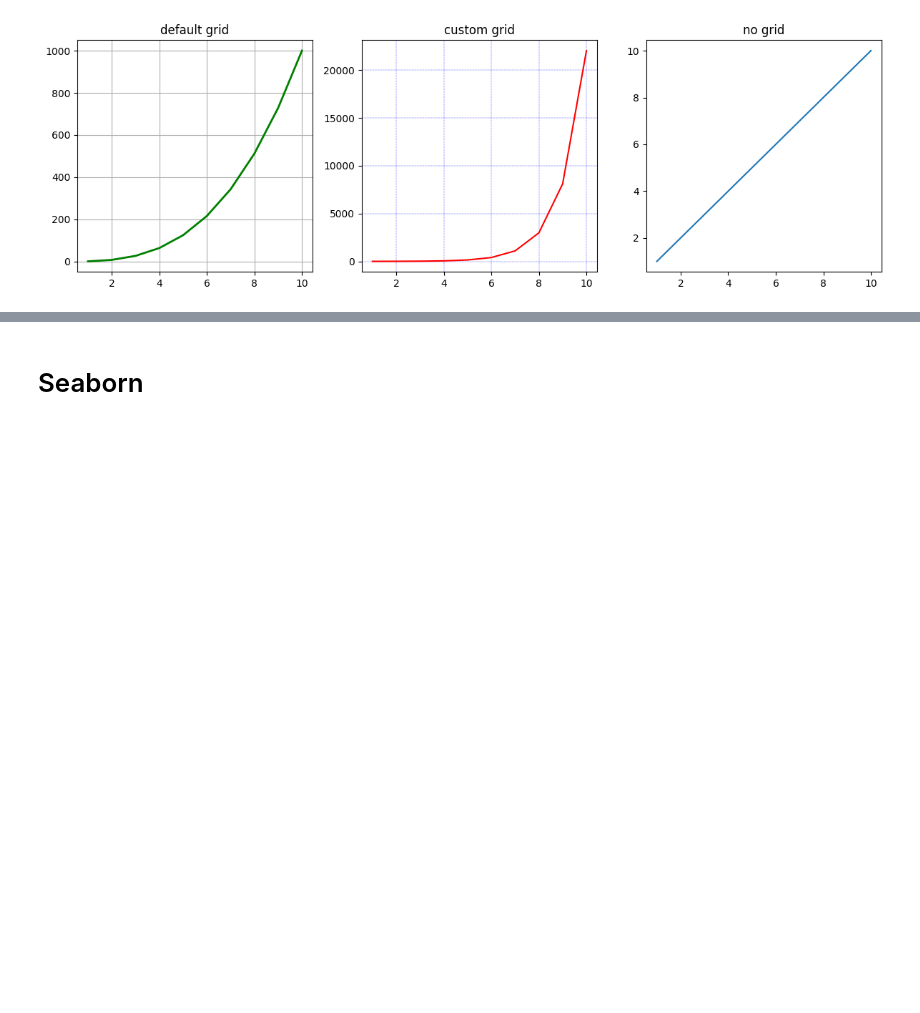
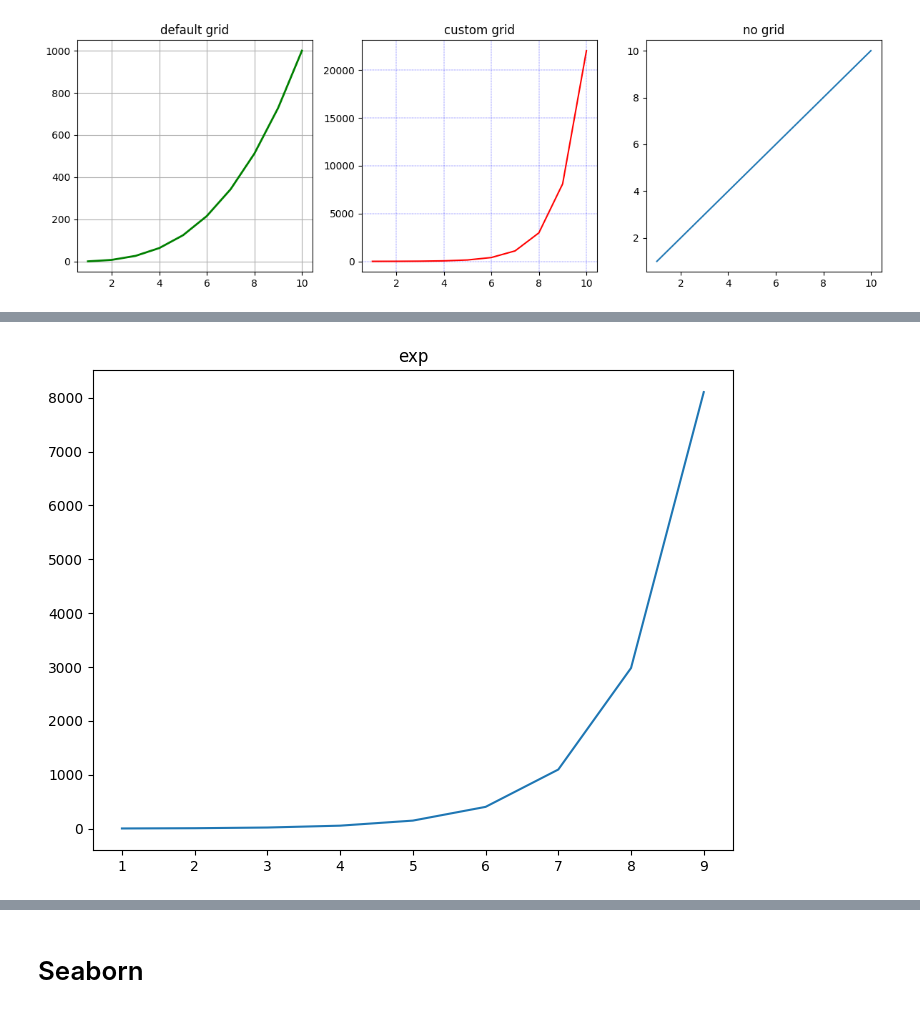
Before and after one commit to arunp77/Python-programming, a Jupyter notebook: Python-fundamental/Matplotlib.ipynb, the cells around one changed output, grey strips where cells are left out. Saved outputs shown, nothing was run; the diff lists cells and outputs as text; code cells hidden in the pictures; blank space fills up the shorter version.

```diff
--- a/Python-fundamental/Matplotlib.ipynb
+++ b/Python-fundamental/Matplotlib.ipynb
@@ -655,0 +692,12 @@ plt.show()
+# %%
+fig = plt.figure()
+a1 = fig.add_axes([0,0,1,1])
+# The add_axes method takes a list of four values as its argument, which correspond to the left, bottom, width, and height of the axes, respectively,
+# in the figure's coordinate system.
+
+x = np.arange(1,10)
+a1.plot(x, np.exp(x))
+a1.set_title('exp')
+plt.show()
+# %% [output]
+[figure, added]
```
Also changed, not shown: parts of 7 cells of this notebook.
